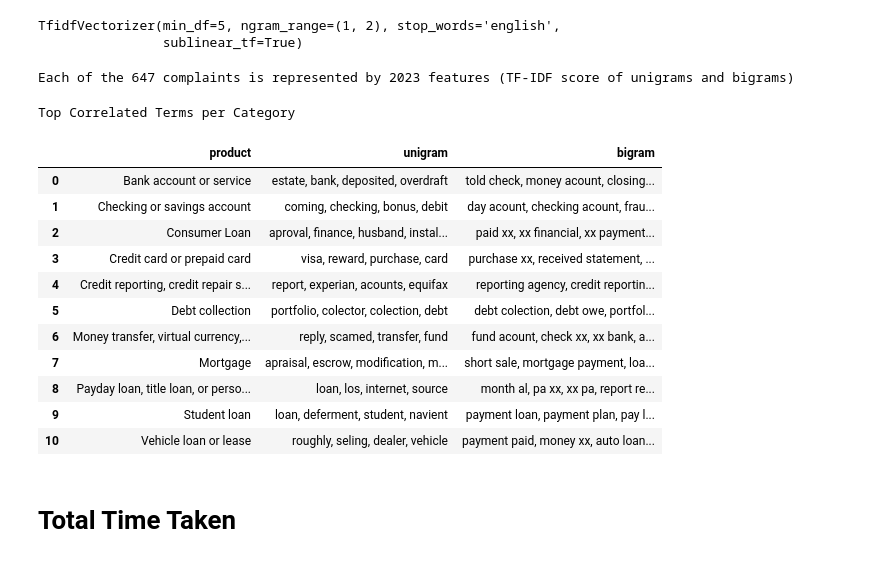
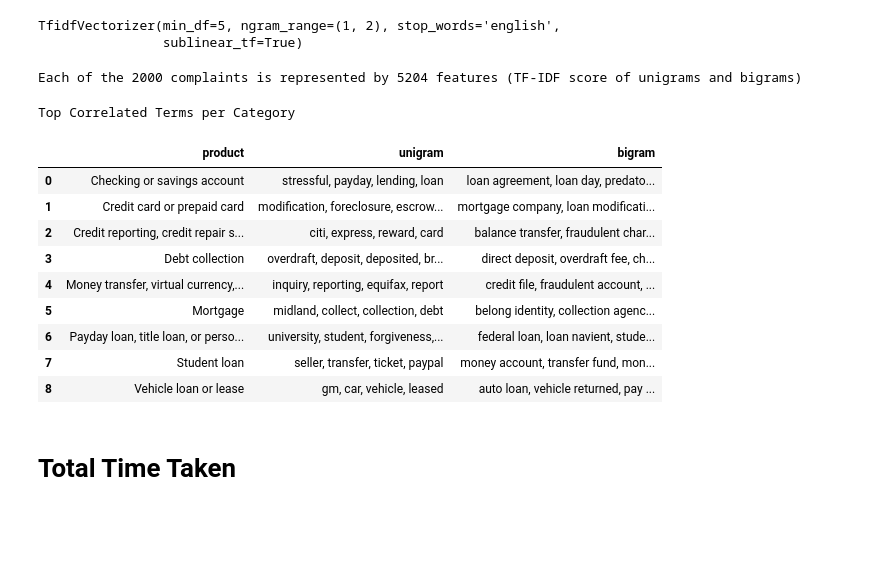
Before and after one commit to bhishanpdl/Project_Consumer_Complaint, a Jupyter notebook: notebooks/a02_eda_text_data.ipynb, the cells around one changed output. Cells and saved outputs as stored; diff of their text form; code cells hidden in the pictures; blank space fills up the shorter version.

```diff
--- a/notebooks/a02_eda_text_data.ipynb
+++ b/notebooks/a02_eda_text_data.ipynb
@@ -125,6 +117,6 @@ def add_text_barplot(ax, decimals=4, rot=30,percent=False,comma=False):
 # %% [markdown]
 # Load the data
 # %%
-df = pd.read_csv('../data/data_clean.csv')
+df = pd.read_csv('../data/complaints_2019_clean.csv.zip',compression='zip')
 df.head(1).append(df.tail(1))
 # %% [output]
@@ -156,0 +151,4 @@ Name: 0, dtype: object
+# %%
+df['category_id'] = df['product'].astype('category').cat.codes
+
+df['category_id'].head()
@@ -156,0 +162,3 @@ Name: 0, dtype: object
+# %%
+dic_id_to_product = dict(enumerate(df['product'].unique()))
+dic_id_to_product
@@ -174,5 +188,8 @@ dic_product_to_id
 # %% [markdown]
 # EDA for Text Data
+# %%
+# make data small for eda
+df = df.sample(n=2000,random_state=SEED)
 # %%
 from sklearn.feature_extraction.text import TfidfVectorizer
 
@@ -194,45 +211,43 @@ labels = df['category_id']
 
 print("Each of the %d complaints is represented by %d features (TF-IDF score of unigrams and bigrams)" %(features.shape))
 # %% [output]
-Each of the 647 complaints is represented by 2023 features (TF-IDF score of unigrams and bigrams)
+Each of the 2000 complaints is represented by 5204 features (TF-IDF score of unigrams and bigrams)
 # %%
 from sklearn.feature_selection import chi2
 from tqdm import tqdm
 
-def get_top_N_correlated(N=4):
+def get_top_N_correlated(N=4,dic_product_to_id=dic_product_to_id):
     products,top_uni,top_bi = [],[],[]
     for product, category_id in sorted(dic_product_to_id.items()):
         features_chi2 = chi2(features, labels == category_id)
         indices = np.argsort(features_chi2[0])
         feature_names = np.array(tfidf.get_feature_names())[indices]
         unigrams = [v for v in feature_names if len(v.split(' ')) == 1]
         bigrams = [v for v in feature_names if len(v.split(' ')) == 2]
         products.append(product)
         top_uni.append(', '.join(unigrams[-N:]))
         top_bi.append(', '.join(bigrams[-N:]))
 
     df_top_corr = pd.DataFrame({'product': products,
                                 'unigram': top_uni,
                                 'bigram': top_bi})
 
     return df_top_corr
 
 df_top_corr = get_top_N_correlated(N=4)
 df_top_corr.style.set_caption('Top Correlated Terms per Category')
 # %% [output]
 Top Correlated Terms per Category
 |  | product | unigram | bigram |
-| 0 | Bank account or service | estate, bank, deposited, overdraft | told check, money acount, closing... |
-| 1 | Checking or savings account | coming, checking, bonus, debit | day acount, checking acount, frau... |
-| 2 | Consumer Loan | aproval, finance, husband, instal... | paid xx, xx financial, xx payment... |
-| 3 | Credit card or prepaid card | visa, reward, purchase, card | purchase xx, received statement, ... |
-| 4 | Credit reporting, credit repair s... | report, experian, acounts, equifax | reporting agency, credit reportin... |
-| 5 | Debt collection | portfolio, colector, colection, debt | debt colection, debt owe, portfol... |
-| 6 | Money transfer, virtual currency,... | reply, scamed, transfer, fund | fund acount, check xx, xx bank, a... |
-| 7 | Mortgage | apraisal, escrow, modification, m... | short sale, mortgage payment, loa... |
-| 8 | Payday loan, title loan, or perso... | loan, los, internet, source | month al, pa xx, xx pa, report re... |
-| 9 | Student loan | loan, deferment, student, navient | payment loan, payment plan, pay l... |
-| 10 | Vehicle loan or lease | roughly, seling, dealer, vehicle | payment paid, money xx, auto loan... |
+| 0 | Checking or savings account | stressful, payday, lending, loan | loan agreement, loan day, predato... |
+| 1 | Credit card or prepaid card | modification, foreclosure, escrow... | mortgage company, loan modificati... |
+| 2 | Credit reporting, credit repair s... | citi, express, reward, card | balance transfer, fraudulent char... |
+| 3 | Debt collection | overdraft, deposit, deposited, br... | direct deposit, overdraft fee, ch... |
+| 4 | Money transfer, virtual currency,... | inquiry, reporting, equifax, report | credit file, fraudulent account, ... |
+| 5 | Mortgage | midland, collect, collection, debt | belong identity, collection agenc... |
+| 6 | Payday loan, title loan, or perso... | university, student, forgiveness,... | federal loan, loan navient, stude... |
+| 7 | Student loan | seller, transfer, ticket, paypal | money account, transfer fund, mon... |
+| 8 | Vehicle loan or lease | gm, car, vehicle, leased | auto loan, vehicle returned, pay ... |
 # %% [markdown]
 # Total Time Taken
 # %%
```
Also changed, not shown: parts of 16 cells of this notebook, 33 other files.
